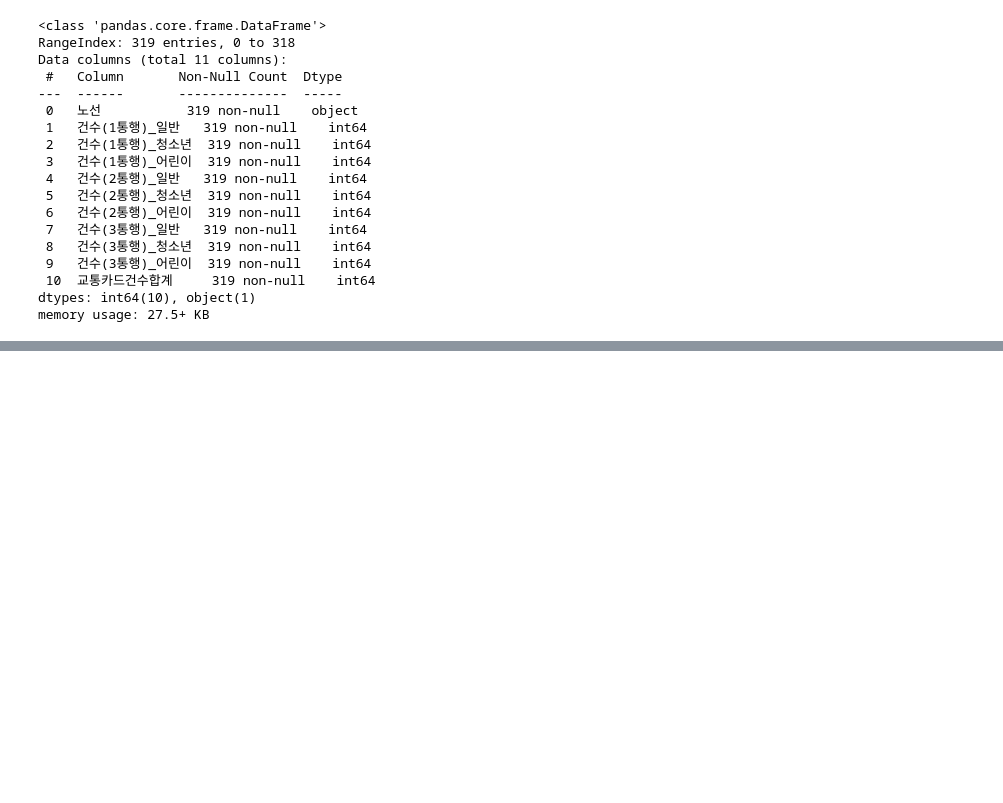
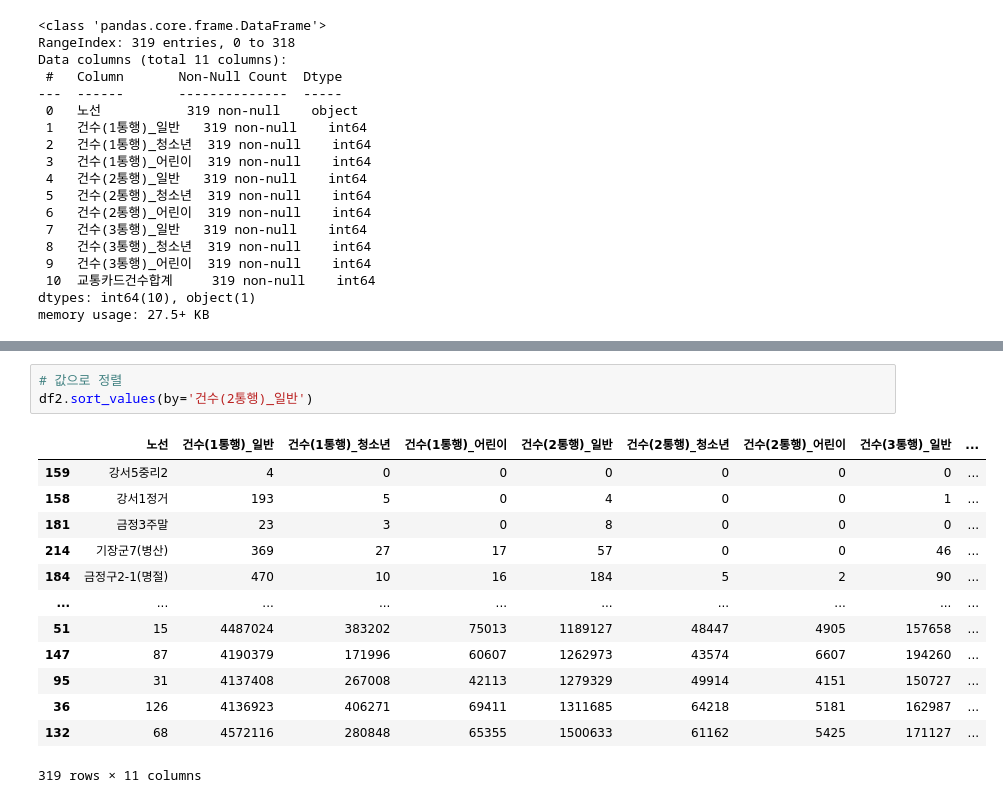
Before and after one commit to tjdrnr1217/-Bigdata-Python-2023, a Jupyter notebook: Day06/py32_pandas_io.ipynb, the cells around one changed output, grey strips where cells are left out. Drawn from its saved outputs; the diff is of its cells as text; blank space fills up the shorter version.

```diff
--- a/Day06/py32_pandas_io.ipynb
+++ b/Day06/py32_pandas_io.ipynb
@@ -242,0 +305,17 @@ df2.describe()
+# %%
+# 값으로 정렬
+df2.sort_values(by='건수(2통행)_일반')
+# %% [output]
+|  | 노선 | 건수(1통행)_일반 | 건수(1통행)_청소년 | 건수(1통행)_어린이 | 건수(2통행)_일반 | 건수(2통행)_청소년 | 건수(2통행)_어린이 | 건수(3통행)_일반 | ... |
+| 159 | 강서5중리2 | 4 | 0 | 0 | 0 | 0 | 0 | 0 | ... |
+| 158 | 강서1정거 | 193 | 5 | 0 | 4 | 0 | 0 | 1 | ... |
+| 181 | 금정3주말 | 23 | 3 | 0 | 8 | 0 | 0 | 0 | ... |
+| 214 | 기장군7(병산) | 369 | 27 | 17 | 57 | 0 | 0 | 46 | ... |
+| 184 | 금정구2-1(명절) | 470 | 10 | 16 | 184 | 5 | 2 | 90 | ... |
+| ... | ... | ... | ... | ... | ... | ... | ... | ... | ... |
+| 51 | 15 | 4487024 | 383202 | 75013 | 1189127 | 48447 | 4905 | 157658 | ... |
+| 147 | 87 | 4190379 | 171996 | 60607 | 1262973 | 43574 | 6607 | 194260 | ... |
+| 95 | 31 | 4137408 | 267008 | 42113 | 1279329 | 49914 | 4151 | 150727 | ... |
+| 36 | 126 | 4136923 | 406271 | 69411 | 1311685 | 64218 | 5181 | 162987 | ... |
+| 132 | 68 | 4572116 | 280848 | 65355 | 1500633 | 61162 | 5425 | 171127 | ... |
+319 rows × 11 columns
```
Also changed, not shown: parts of 32 cells of this notebook, 4 other files.
